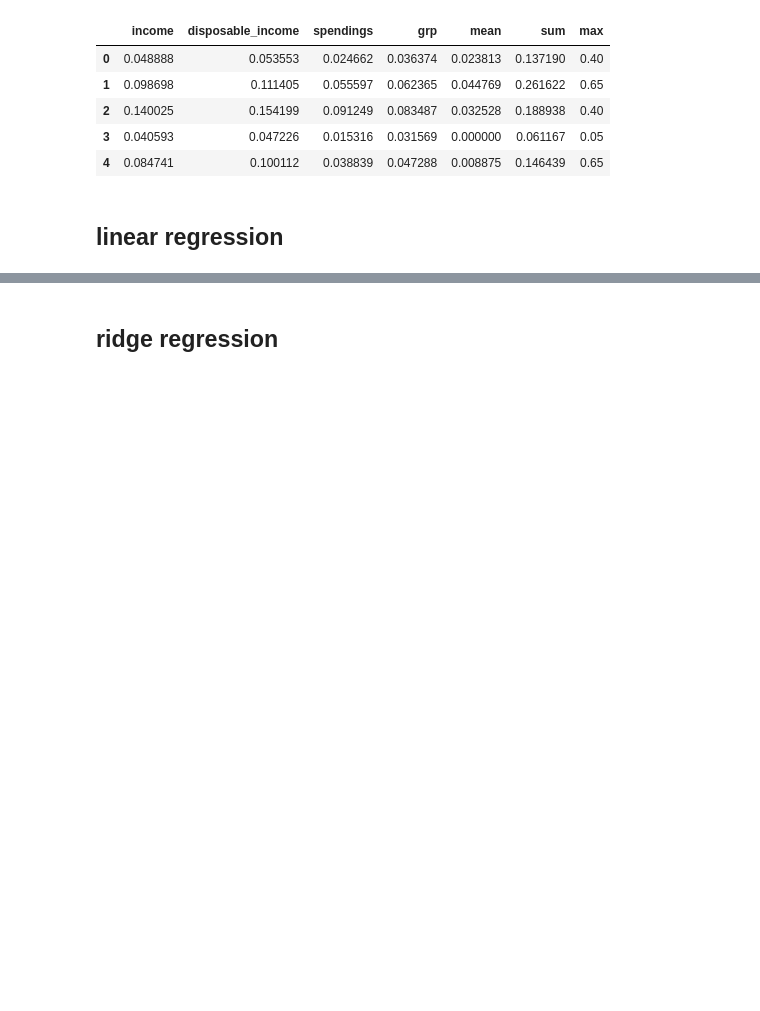
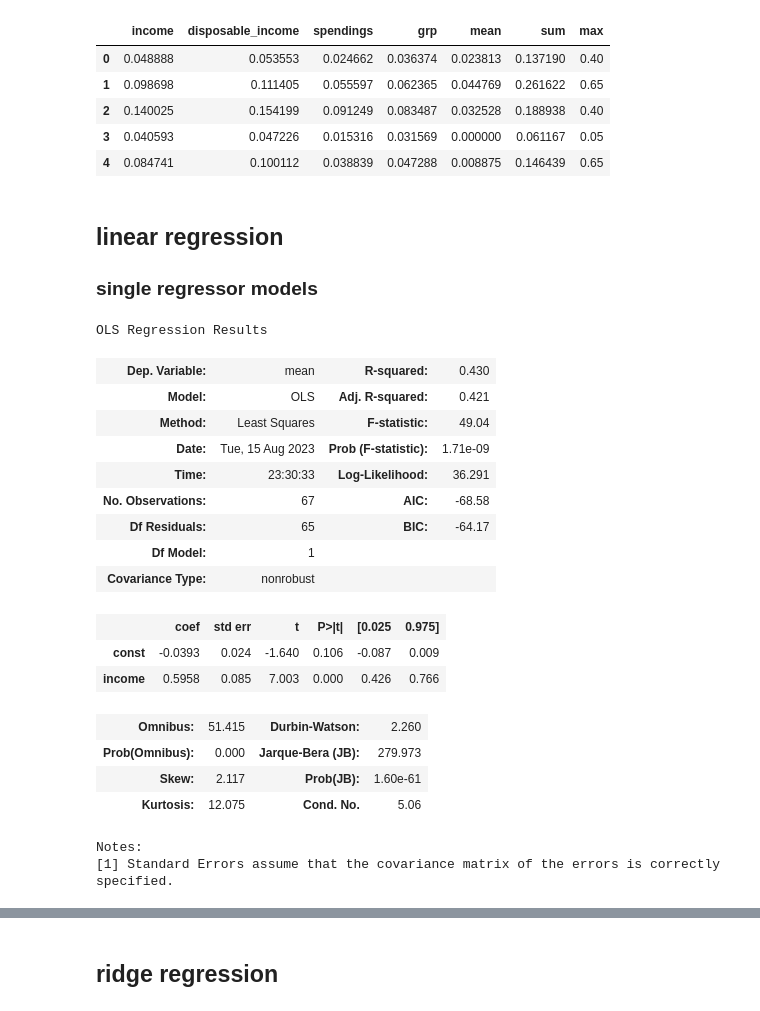
Before and after one commit to gamble27/nightlight_data_term_paper, a Jupyter notebook: lights.ipynb, the cells around one changed output, grey strips where cells are left out. Cells and saved outputs as stored; diff of their text form; code cells hidden in the pictures; blank space fills up the shorter version.

```diff
--- a/lights.ipynb
+++ b/lights.ipynb
@@ -178,3 +178,34 @@ data_points.head()
 | 4 | 0.084741 | 0.100112 | 0.038839 | 0.047288 | 0.008875 | 0.146439 | 0.65 |
 # %% [markdown]
 ## linear regression
+
+### single regressor models
+# %%
+y = data_points['mean']
+x = data_points['income']
+X_train, X_test, y_train, y_test = train_test_split(x, y, test_size=0.1, random_state=42)
+xc = sm.add_constant(X_train)
+
+# Fit the regression model
+lr_model = sm.OLS(y_train, xc).fit()
+lr_model.summary()
+# %% [output]
+OLS Regression Results
+| Dep. Variable: | mean | R-squared: | 0.430 |
+| Model: | OLS | Adj. R-squared: | 0.421 |
+| Method: | Least Squares | F-statistic: | 49.04 |
+| Date: | Tue, 15 Aug 2023 | Prob (F-statistic): | 1.71e-09 |
+| Time: | 23:30:33 | Log-Likelihood: | 36.291 |
+| No. Observations: | 67 | AIC: | -68.58 |
+| Df Residuals: | 65 | BIC: | -64.17 |
+| Df Model: | 1 |  |  |
+| Covariance Type: | nonrobust |  |  |
+|  | coef | std err | t | P>|t| | [0.025 | 0.975] |
+| const | -0.0393 | 0.024 | -1.640 | 0.106 | -0.087 | 0.009 |
+| income | 0.5958 | 0.085 | 7.003 | 0.000 | 0.426 | 0.766 |
+| Omnibus: | 51.415 | Durbin-Watson: | 2.260 |
+| Prob(Omnibus): | 0.000 | Jarque-Bera (JB): | 279.973 |
+| Skew: | 2.117 | Prob(JB): | 1.60e-61 |
+| Kurtosis: | 12.075 | Cond. No. | 5.06 |
+Notes:
+[1] Standard Errors assume that the covariance matrix of the errors is correctly specified.
```
Also changed, not shown: parts of 12 cells of this notebook.
